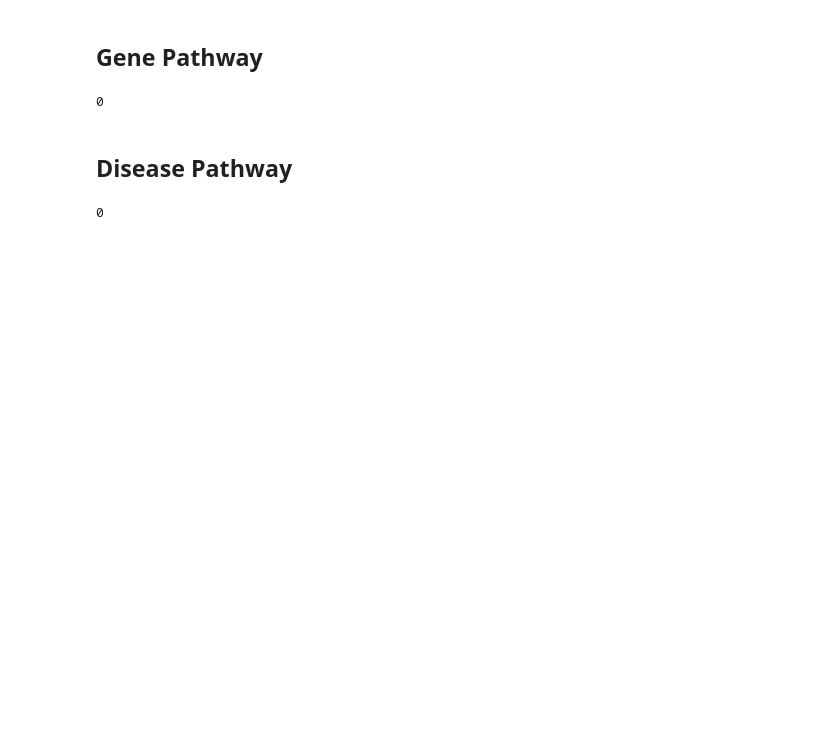
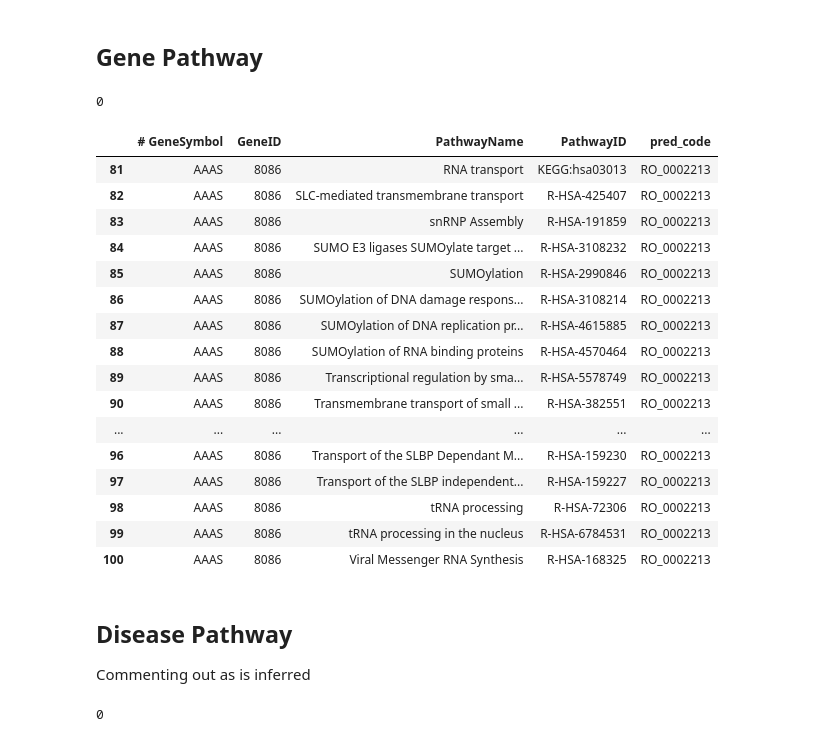
Before and after one commit to colemai/msc-thesis, a Jupyter notebook: ctd-to-nt.ipynb, the cells around one changed output. Cells and saved outputs as stored; diff of their text form; code cells hidden in the pictures; blank space fills up the shorter version.

Commit message:
Caught+fixed non-viable kegg URIs in pathway column AND commented out dis-path as is inferred AND added viable predicates to the remaining DBs (at least partially)

```diff
--- a/ctd-to-nt.ipynb
+++ b/ctd-to-nt.ipynb
@@ -331,11 +356,31 @@ df_gp['PathwayID'] = df_gp['PathwayID'].str.replace('REACT:', '')
 
 # Create Predicate Column
 def gp_predicate(r):
-    return 'associated_directly_with'
+    return 'RO_0002213'
 
-df_gp['Predicate'] = df_gp.apply(gp_predicate, axis=1)
+df_gp['pred_code'] = df_gp.apply(gp_predicate, axis=1)
 # %%
 #Specify type to optimise
 df_gp['GeneID'] = df_gp.GeneID.astype(str)
 df_gp['PathwayID'] = df_gp.PathwayID.astype(str)
-df_gp['Predicate'] = df_gp.Predicate.astype(str)
+df_gp['pred_code'] = df_gp.pred_code.astype(str)
+# %%
+df_gp.iloc[80:100]
+# %% [output]
+|  | # GeneSymbol | GeneID | PathwayName | PathwayID | pred_code |
+| 81 | AAAS | 8086 | RNA transport | KEGG:hsa03013 | RO_0002213 |
+| 82 | AAAS | 8086 | SLC-mediated transmembrane transport | R-HSA-425407 | RO_0002213 |
+| 83 | AAAS | 8086 | snRNP Assembly | R-HSA-191859 | RO_0002213 |
+| 84 | AAAS | 8086 | SUMO E3 ligases SUMOylate target ... | R-HSA-3108232 | RO_0002213 |
+| 85 | AAAS | 8086 | SUMOylation | R-HSA-2990846 | RO_0002213 |
+| 86 | AAAS | 8086 | SUMOylation of DNA damage respons... | R-HSA-3108214 | RO_0002213 |
+| 87 | AAAS | 8086 | SUMOylation of DNA replication pr... | R-HSA-4615885 | RO_0002213 |
+| 88 | AAAS | 8086 | SUMOylation of RNA binding proteins | R-HSA-4570464 | RO_0002213 |
+| 89 | AAAS | 8086 | Transcriptional regulation by sma... | R-HSA-5578749 | RO_0002213 |
+| 90 | AAAS | 8086 | Transmembrane transport of small ... | R-HSA-382551 | RO_0002213 |
+| ... | ... | ... | ... | ... | ... |
+| 96 | AAAS | 8086 | Transport of the SLBP Dependant M... | R-HSA-159230 | RO_0002213 |
+| 97 | AAAS | 8086 | Transport of the SLBP independent... | R-HSA-159227 | RO_0002213 |
+| 98 | AAAS | 8086 | tRNA processing | R-HSA-72306 | RO_0002213 |
+| 99 | AAAS | 8086 | tRNA processing in the nucleus | R-HSA-6784531 | RO_0002213 |
+| 100 | AAAS | 8086 | Viral Messenger RNA Synthesis | R-HSA-168325 | RO_0002213 |
@@ -350,3 +411,4 @@ convert_df_nt(df_gp, 'output_gp.nt', subj_url, subj_col, obj_url, obj_col, pred_
 # %% [markdown]
 ## Disease Pathway
+Commenting out as is inferred
 # %%
```
Also changed, not shown: parts of 16 cells of this notebook.
